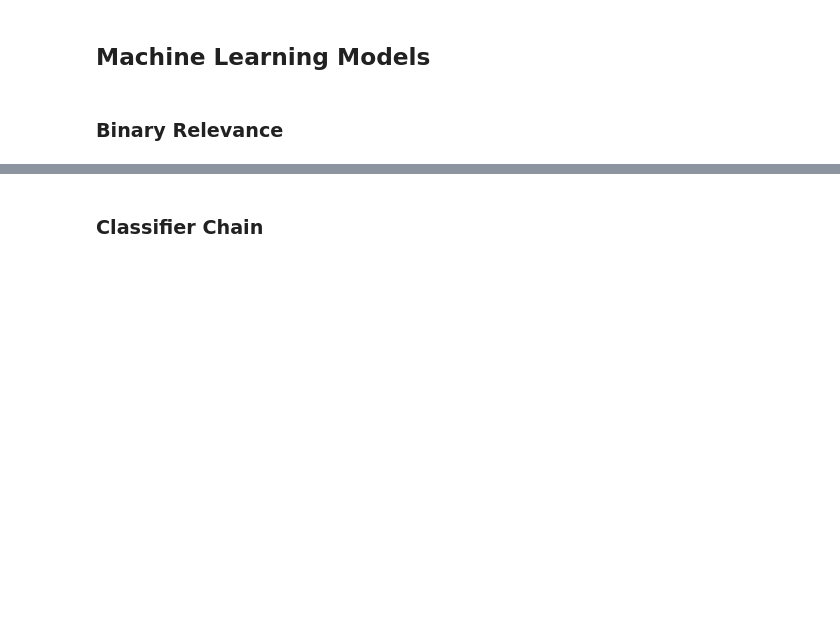
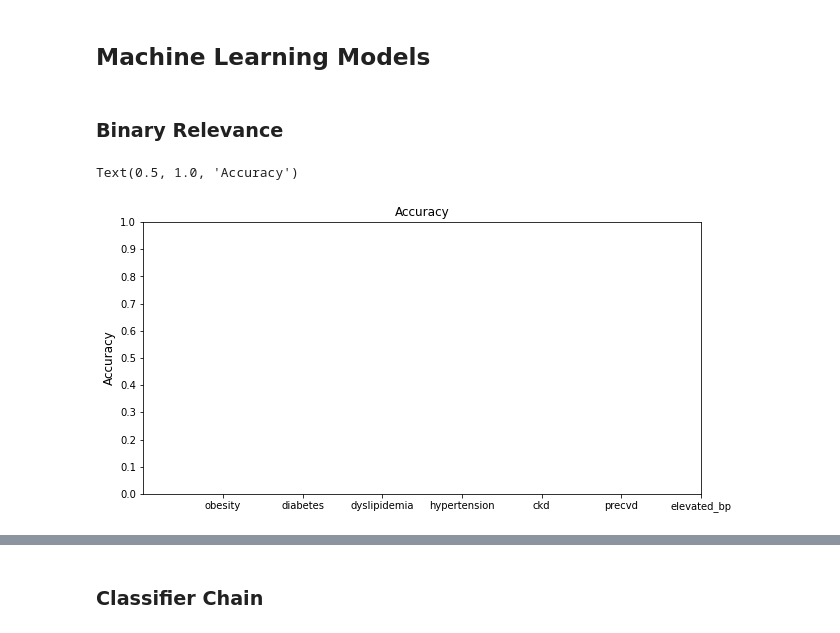
Before and after one commit to Amandoj/DSC180-Q2-Project, a Jupyter notebook: emerson_dev.ipynb, the cells around one changed output, grey strips where cells are left out. Drawn from its saved outputs; the diff is of its cells as text; code cells hidden in the pictures; blank space fills up the shorter version.

Commit message:
update emerson_dev w visualizations

```diff
--- a/emerson_dev.ipynb
+++ b/emerson_dev.ipynb
@@ -312,3 +337,23 @@ def init_skf():
+# %%
+## INITIALIZE PLOT ##
+fig, ax = plt.subplots(nrows=1,
+                       ncols=1,
+                       figsize=(10, 5)
+#                        sharex=True,
+#                        sharey=True
+                      )
+
+y_ticks = plt.yticks(np.arange(11)/10)
+x_ticks = plt.xticks(np.arange(1, len(diseases.columns)+1), [disease for disease in diseases.columns])
+
+plt.ylabel('Accuracy', fontsize='large')
+plt.autoscale(enable = False, tight=False, axis = 'y')
+ax.set_title('Accuracy')
+# ax[0].set_title('AUROC')
+# ax[1].set_title('AUPR')
+# %% [output]
+Text(0.5, 1.0, 'Accuracy')
+[figure, added]
 # %%
 classifiers = {}
 metrics = {}
```
Also changed, not shown: parts of 7 cells of this notebook.
